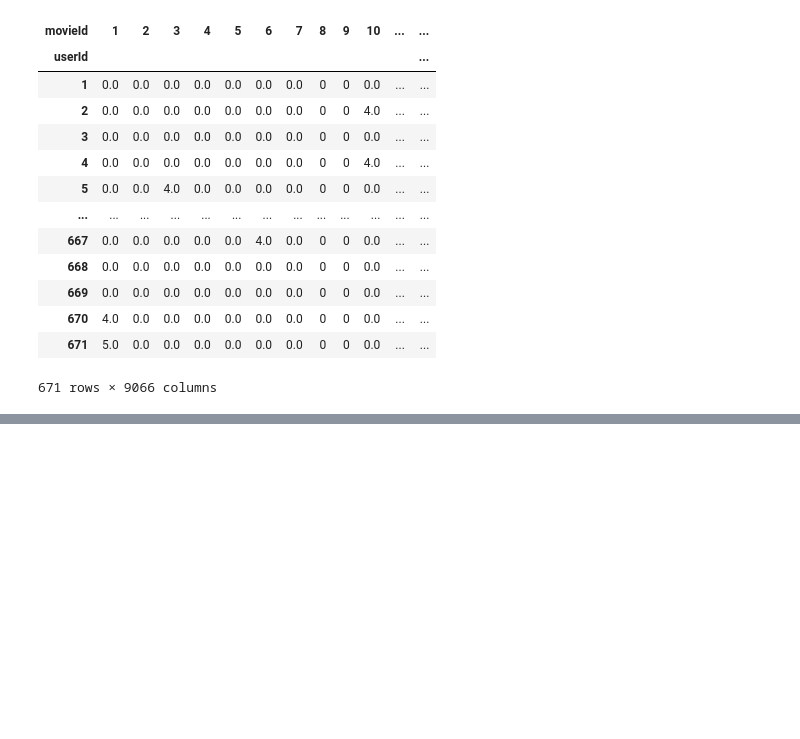
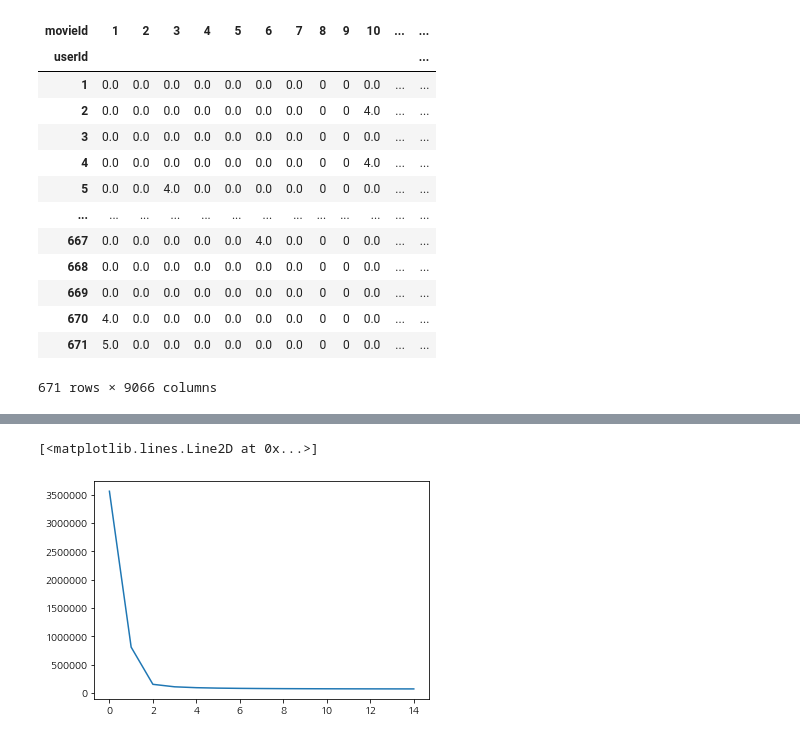
Before and after one commit to youngjo89/recommend_system, a Jupyter notebook: Matrix_Factorization/practice.ipynb, the cells around one changed output, grey strips where cells are left out. Saved outputs shown, nothing was run; the diff lists cells and outputs as text; code cells hidden in the pictures; blank space fills up the shorter version.

```diff
--- a/Matrix_Factorization/practice.ipynb
+++ b/Matrix_Factorization/practice.ipynb
@@ -219,0 +252,5 @@ user_movie
+# %%
+plt.plot(confidence_errors)
+# %% [output]
+[<matplotlib.lines.Line2D at 0x...>]
+[figure, added]
```
Also changed, not shown: parts of 8 cells of this notebook.
